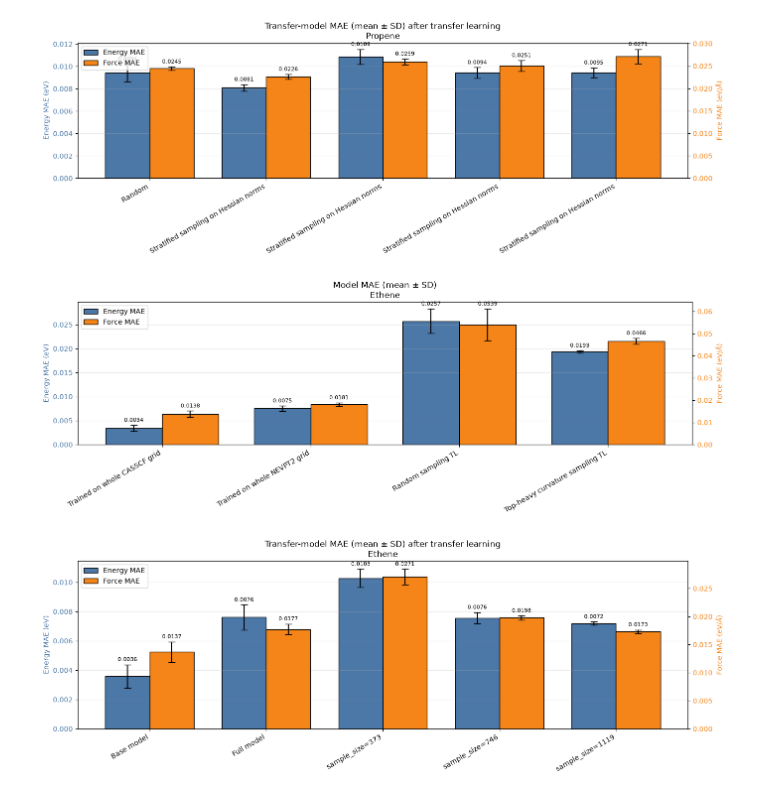
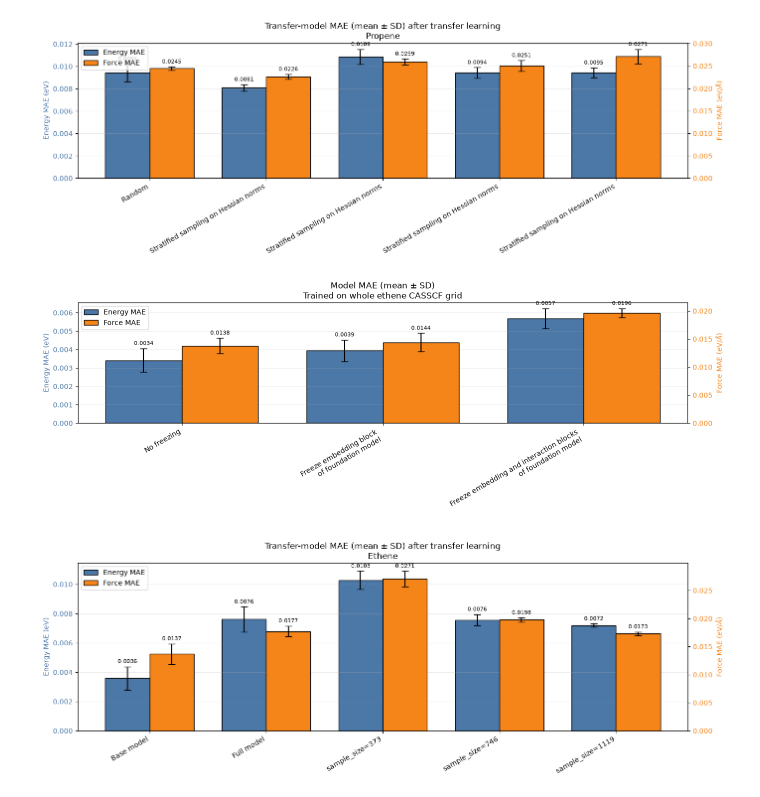
Before and after one commit to yoghurtfork/X-MACE-sampling, a Jupyter notebook: notebooks/plots.ipynb, the cells around one changed output. Drawn from its saved outputs; the diff is of its cells as text; code cells hidden in the pictures.

Commit message:
Freeze strategy results

```diff
--- a/notebooks/plots.ipynb
+++ b/notebooks/plots.ipynb
@@ -1153,8 +1153,8 @@ import matplotlib.pyplot as plt
 import numpy as np
 
 RUN_LABELS = {
-    9: "Random sampling TL",
-    10: "Top-heavy curvature sampling TL",
+    13: "Freeze embedding block\nof foundation model",
+    14: "Freeze embedding and interaction blocks\nof foundation model",
 }
 
 output_root = next(
@@ -1171,8 +1171,8 @@ with (output_root / "run_0" / "result.json").open() as file:
 records = []
 
 for label, model_key in (
-    ("Trained on whole CASSCF grid", "base_models"),
-    ("Trained on whole NEVPT2 grid", "full_high_fidelity_models"),
+    ("No freezing", "base_models"),
+    #("Trained on whole NEVPT2 grid", "full_high_fidelity_models"),
 ):
     metrics = run_0_result["metrics"][model_key]
     records.append({
@@ -1188,7 +1188,7 @@ for run, label in RUN_LABELS.items():
     with (output_root / f"run_{run}" / "result.json").open() as file:
         result = json.load(file)
 
-    metrics = result["metrics"]["transfer_models"]
+    metrics = result["metrics"]["base_models"]
     records.append({
         "run": run,
         "label": label,
@@ -1204,35 +1204,35 @@ def plot_maes(records, molecule):
     energy_stds = [record["energy_std"] for record in records]
     force_means = [record["force_mean"] for record in records]
     force_stds = [record["force_std"] for record in records]
     x = np.arange(len(records))
     width = 0.38
 
     fig, energy_ax = plt.subplots(figsize=(14, 5))
     force_ax = energy_ax.twinx()
     energy_bars = energy_ax.bar(
         x - width / 2, energy_means, width, yerr=energy_stds, capsize=5,
         edgecolor="black", color="#4C78A8", label="Energy MAE"
     )
     force_bars = force_ax.bar(
         x + width / 2, force_means, width, yerr=force_stds, capsize=5,
         edgecolor="black", color="#F58518", label="Force MAE"
     )
     energy_ax.bar_label(energy_bars, labels=[f"{mean:.4f}" for mean in energy_means], padding=3, fontsize=8)
     force_ax.bar_label(force_bars, labels=[f"{mean:.4f}" for mean in force_means], padding=3, fontsize=8)
     energy_ax.set_xticks(x, labels, rotation=30, ha="right")
     energy_ax.set_title(f"Model MAE (mean ± SD)\n{molecule}")
     energy_ax.set_ylabel("Energy MAE (eV)", color="#4C78A8")
     force_ax.set_ylabel(r"Force MAE (eV/$\AA$)", color="#F58518")
     energy_ax.tick_params(axis="y", labelcolor="#4C78A8")
     force_ax.tick_params(axis="y", labelcolor="#F58518")
     energy_ax.grid(axis="y", alpha=0.25)
     energy_ax.legend(handles=[energy_bars, force_bars], loc="upper left")
     fig.tight_layout()
     plt.show()
 
-plot_maes(records, "Ethene")
+plot_maes(records, "Trained on whole ethene CASSCF grid")
 # %% [output]
-[figure, old version]
+[figure, new version]
 # %%
 import json
 from pathlib import Path
```
Also changed, not shown: 32 other files.
